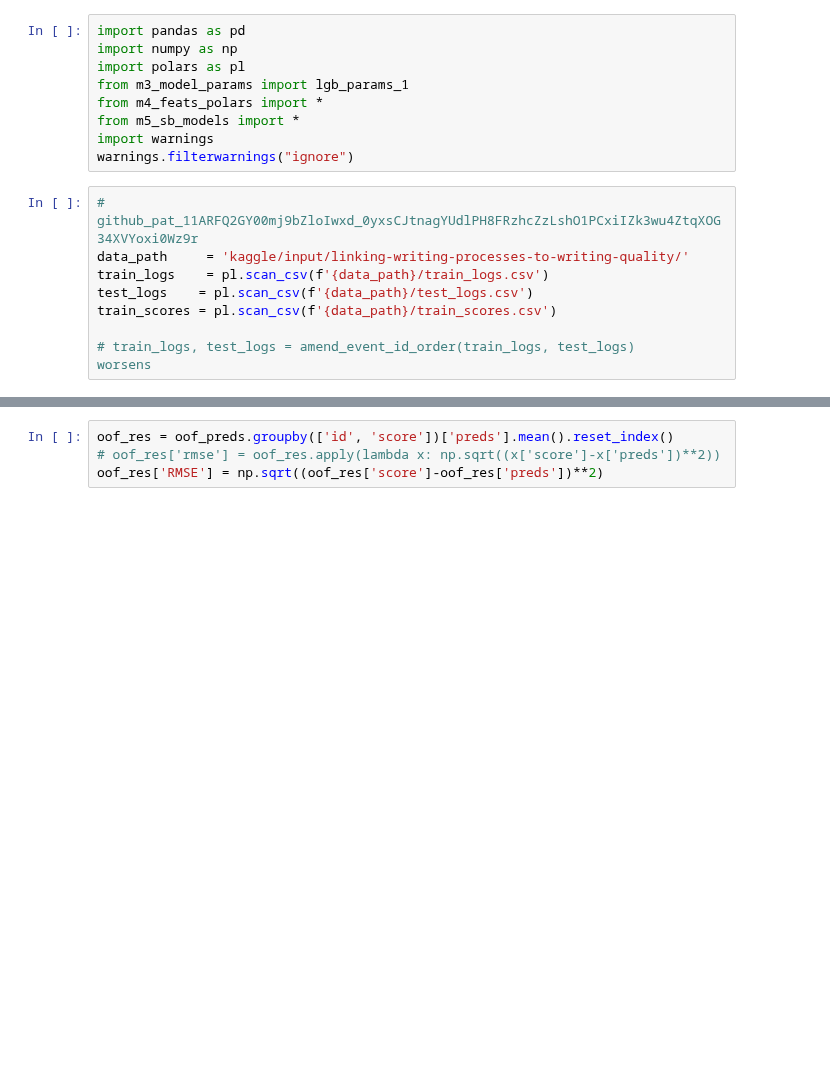
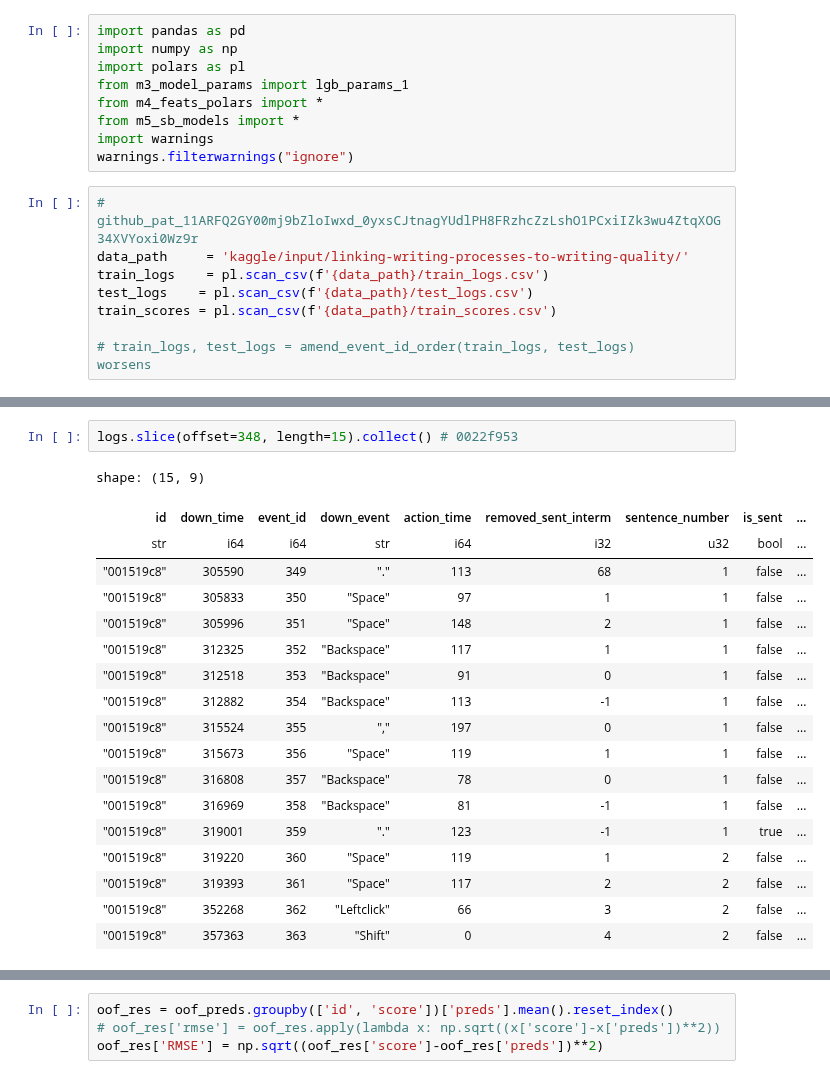
Before and after one commit to uallende/linking_writing_quality, a Jupyter notebook: lqw-clean.ipynb, the cells around one changed output, grey strips where cells are left out. Saved outputs shown, nothing was run; the diff lists cells and outputs as text; blank space fills up the shorter version.

```diff
--- a/lqw-clean.ipynb
+++ b/lqw-clean.ipynb
@@ -26,0 +160,21 @@ TypeError: Expr.sort() takes 1 positional argument but 2 were given
+# %%
+logs.slice(offset=348, length=15).collect() # 0022f953
+# %% [output]
+shape: (15, 9)
+| id | down_time | event_id | down_event | action_time | removed_sent_interm | sentence_number | is_sent | ... |
+| str | i64 | i64 | str | i64 | i32 | u32 | bool | ... |
+| "001519c8" | 305590 | 349 | "." | 113 | 68 | 1 | false | ... |
+| "001519c8" | 305833 | 350 | "Space" | 97 | 1 | 1 | false | ... |
+| "001519c8" | 305996 | 351 | "Space" | 148 | 2 | 1 | false | ... |
+| "001519c8" | 312325 | 352 | "Backspace" | 117 | 1 | 1 | false | ... |
+| "001519c8" | 312518 | 353 | "Backspace" | 91 | 0 | 1 | false | ... |
+| "001519c8" | 312882 | 354 | "Backspace" | 113 | -1 | 1 | false | ... |
+| "001519c8" | 315524 | 355 | "," | 197 | 0 | 1 | false | ... |
+| "001519c8" | 315673 | 356 | "Space" | 119 | 1 | 1 | false | ... |
+| "001519c8" | 316808 | 357 | "Backspace" | 78 | 0 | 1 | false | ... |
+| "001519c8" | 316969 | 358 | "Backspace" | 81 | -1 | 1 | false | ... |
+| "001519c8" | 319001 | 359 | "." | 123 | -1 | 1 | true | ... |
+| "001519c8" | 319220 | 360 | "Space" | 119 | 1 | 2 | false | ... |
+| "001519c8" | 319393 | 361 | "Space" | 117 | 2 | 2 | false | ... |
+| "001519c8" | 352268 | 362 | "Leftclick" | 66 | 3 | 2 | false | ... |
+| "001519c8" | 357363 | 363 | "Shift" | 0 | 4 | 2 | false | ... |
```
Also changed, not shown: parts of 32 cells of this notebook, 3 other files.
